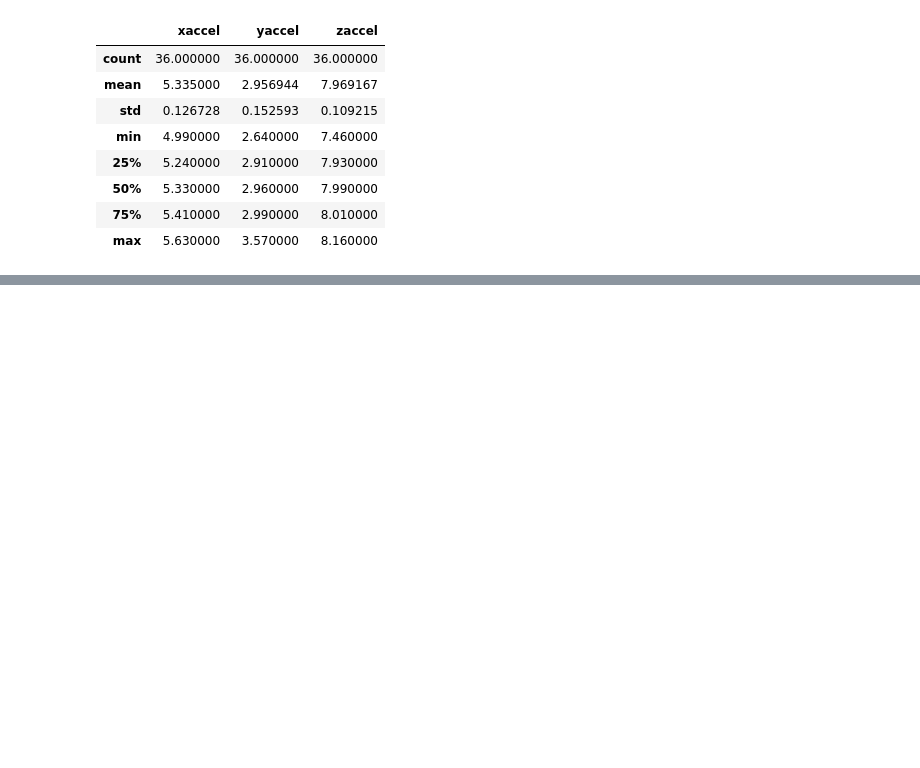
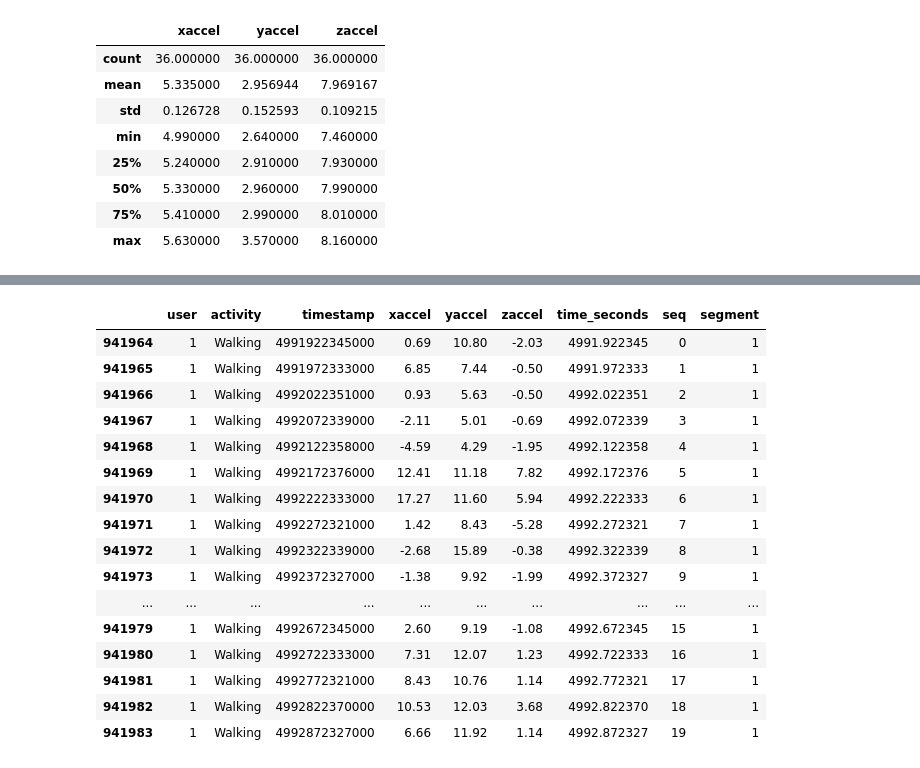
Before and after one commit to SamAstro/WISDM, a Jupyter notebook: data_mining_wisdm.ipynb, the cells around one changed output, grey strips where cells are left out. Drawn from its saved outputs; the diff is of its cells as text; code cells hidden in the pictures; blank space fills up the shorter version.

```diff
--- a/data_mining_wisdm.ipynb
+++ b/data_mining_wisdm.ipynb
@@ -158,0 +234,20 @@ df_user_activity[df_user_activity.segment==4899][['xaccel','yaccel', 'zaccel']].
+# %%
+df_segmented.head(20)
+# %% [output]
+|  | user | activity | timestamp | xaccel | yaccel | zaccel | time_seconds | seq | segment |
+| 941964 | 1 | Walking | 4991922345000 | 0.69 | 10.80 | -2.03 | 4991.922345 | 0 | 1 |
+| 941965 | 1 | Walking | 4991972333000 | 6.85 | 7.44 | -0.50 | 4991.972333 | 1 | 1 |
+| 941966 | 1 | Walking | 4992022351000 | 0.93 | 5.63 | -0.50 | 4992.022351 | 2 | 1 |
+| 941967 | 1 | Walking | 4992072339000 | -2.11 | 5.01 | -0.69 | 4992.072339 | 3 | 1 |
+| 941968 | 1 | Walking | 4992122358000 | -4.59 | 4.29 | -1.95 | 4992.122358 | 4 | 1 |
+| 941969 | 1 | Walking | 4992172376000 | 12.41 | 11.18 | 7.82 | 4992.172376 | 5 | 1 |
+| 941970 | 1 | Walking | 4992222333000 | 17.27 | 11.60 | 5.94 | 4992.222333 | 6 | 1 |
+| 941971 | 1 | Walking | 4992272321000 | 1.42 | 8.43 | -5.28 | 4992.272321 | 7 | 1 |
+| 941972 | 1 | Walking | 4992322339000 | -2.68 | 15.89 | -0.38 | 4992.322339 | 8 | 1 |
+| 941973 | 1 | Walking | 4992372327000 | -1.38 | 9.92 | -1.99 | 4992.372327 | 9 | 1 |
+| ... | ... | ... | ... | ... | ... | ... | ... | ... | ... |
+| 941979 | 1 | Walking | 4992672345000 | 2.60 | 9.19 | -1.08 | 4992.672345 | 15 | 1 |
+| 941980 | 1 | Walking | 4992722333000 | 7.31 | 12.07 | 1.23 | 4992.722333 | 16 | 1 |
+| 941981 | 1 | Walking | 4992772321000 | 8.43 | 10.76 | 1.14 | 4992.772321 | 17 | 1 |
+| 941982 | 1 | Walking | 4992822370000 | 10.53 | 12.03 | 3.68 | 4992.822370 | 18 | 1 |
+| 941983 | 1 | Walking | 4992872327000 | 6.66 | 11.92 | 1.14 | 4992.872327 | 19 | 1 |
```
Also changed, not shown: parts of 9 cells of this notebook, 1 other file.
